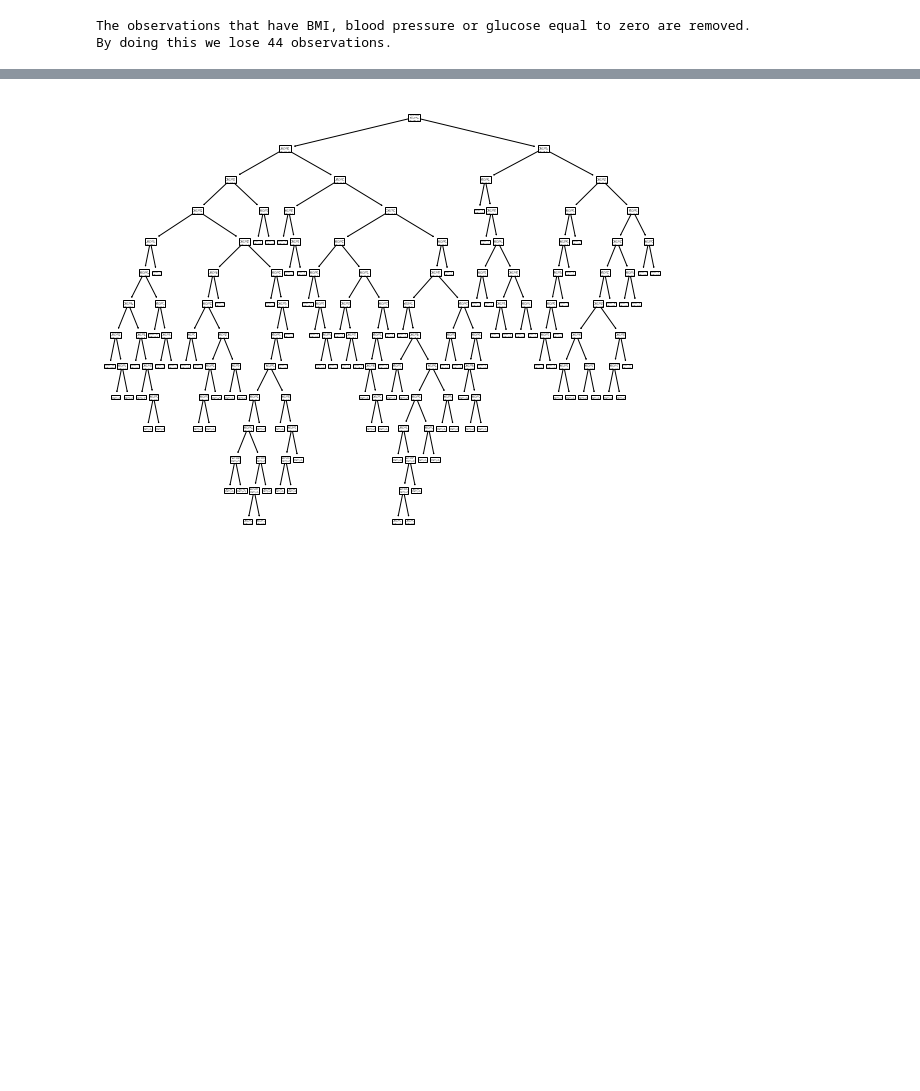
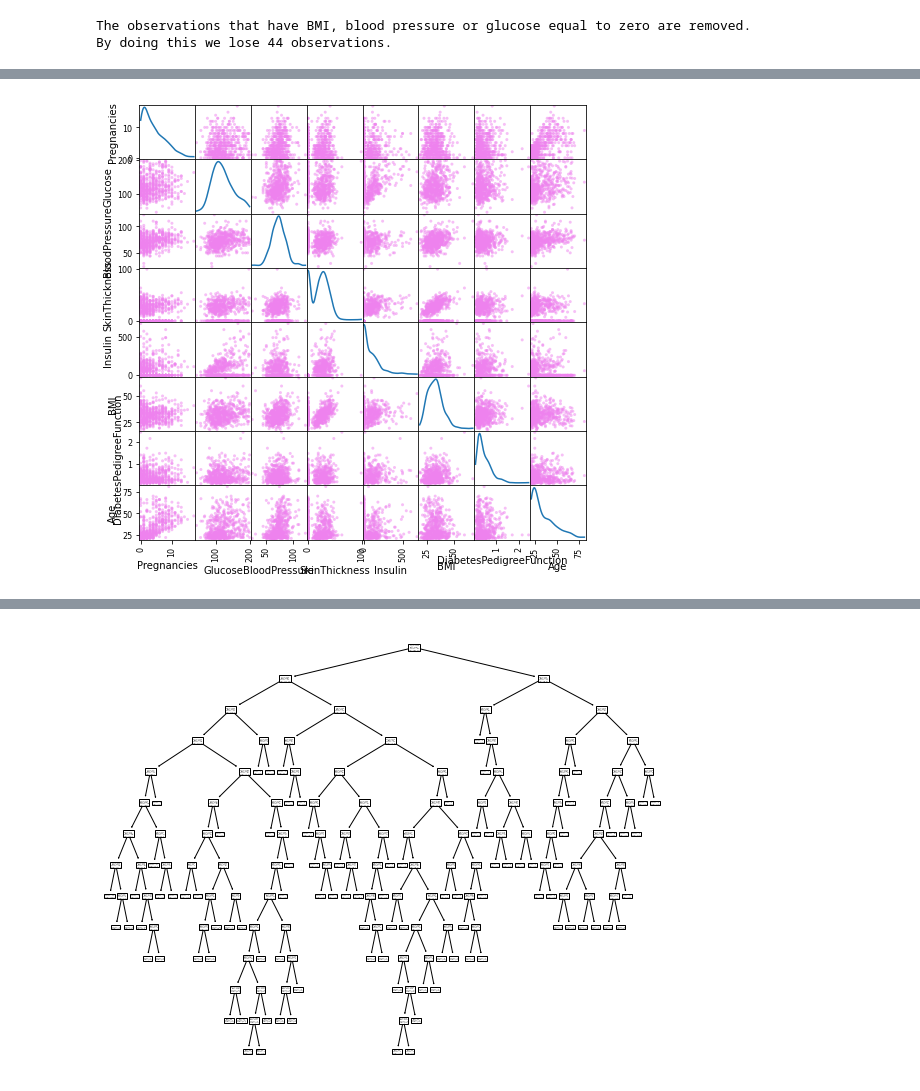
Before and after one commit to abaron32/Decision-Tree-Project-Tutorial, a Jupyter notebook: src/explore.ipynb, the cells around one changed output, grey strips where cells are left out. Saved outputs shown, nothing was run; the diff lists cells and outputs as text; code cells hidden in the pictures; blank space fills up the shorter version.

```diff
--- a/src/explore.ipynb
+++ b/src/explore.ipynb
@@ -144 +186,8 @@ plt.show()
+# %%
+# Perform bivariate analysis - numericals
+
+pd.plotting.scatter_matrix(X_train, diagonal='kde', figsize=(8,8), c='Violet')
+plt.show()
+# %% [output]
+[figure, added]
 # %%
```
Also changed, not shown: parts of 29 cells of this notebook.
